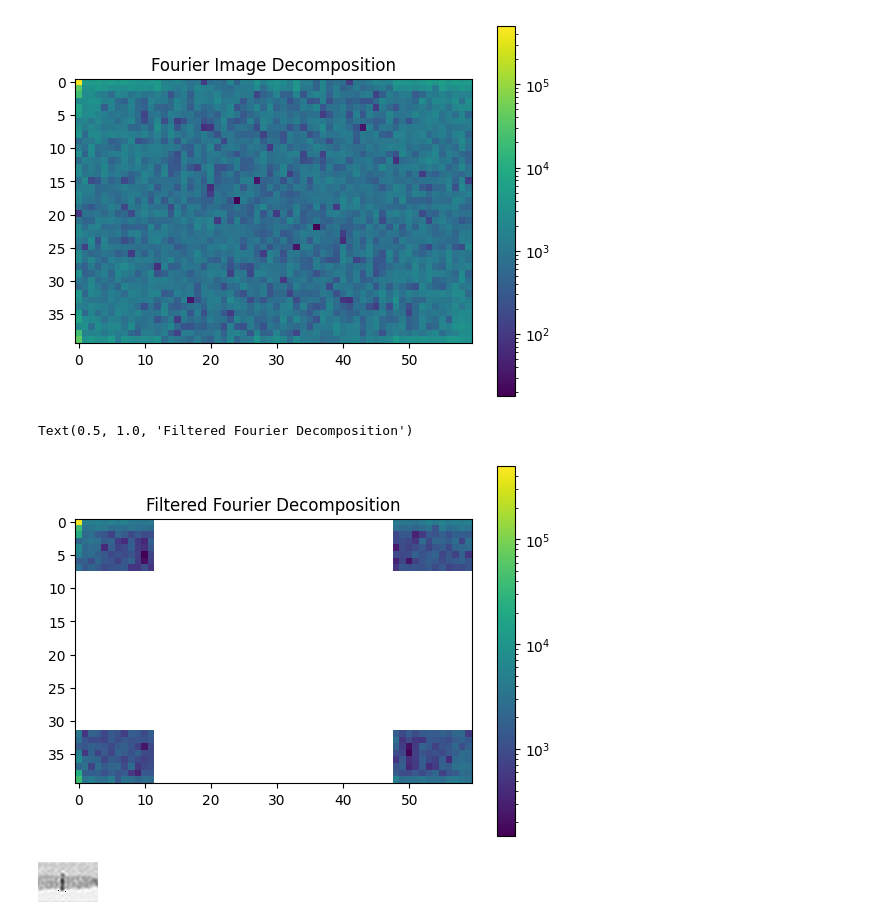
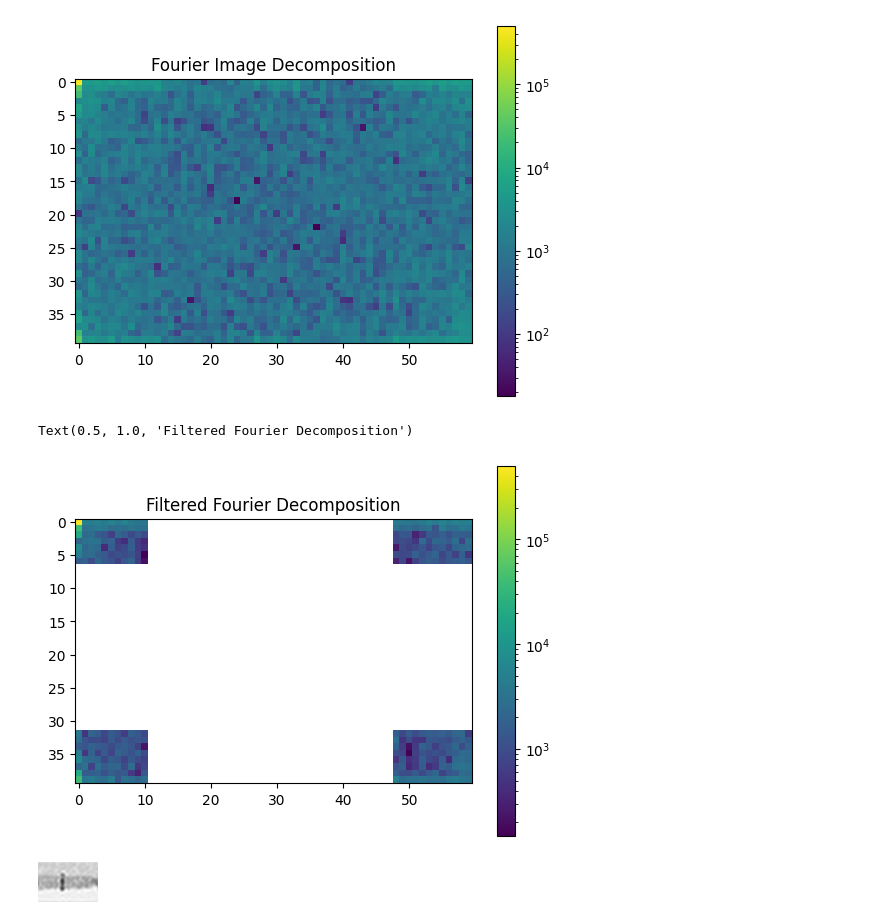
Before and after one commit to fkenghagho/IIS-Tutorial, a Jupyter notebook: notebooks/M03_Sensors_Tutorial.ipynb, the cells around one changed output. Saved outputs shown, nothing was run; the diff lists cells and outputs as text; code cells hidden in the pictures.

```diff
--- a/notebooks/M03_Sensors_Tutorial.ipynb
+++ b/notebooks/M03_Sensors_Tutorial.ipynb
@@ -181,7 +181,7 @@ vsim.canvas
 **4. Now that the environment and the robot have been built and analyzed, let build a build a cognitive function for performing a task and load the function into the robot brain.**
 # %%
 # TODO you can customize this function to accomplish your desired task
-robot.brain = lambda self: self.move(1,-1)
+robot.brain = lambda self: self.move(1,0)
 # %% [markdown]
 # Exercise 2.2: Characteristics of Sensors
 
@@ -470,20 +470,26 @@ Text(0.5, 1.0, 'Fourier Image Decomposition')
 # %%
 # remove all other components except very low and high frequency components
 
-kernel = 0.2
+kernel = 0.19
 decomposed_image2 = decomposed_image.copy()
 row, col = decomposed_image2.shape
+mask=np.ones((row,col), dtype='uint8')
 
 # Zero the undesired coefficients of the undesired components
-decomposed_image2[int(row*kernel):int(row*(1-kernel))] = 0
-decomposed_image2[:, int(col*kernel):int(col*(1-kernel))] = 0
+#decomposed_image2[int(row*kernel):int(row*(1-kernel))] = 0
+#decomposed_image2[:, int(col*kernel):int(col*(1-kernel))] = 0
+
+mask[int(row*kernel):int(row*(1-kernel))] = 0
+mask[:, int(col*kernel):int(col*(1-kernel))] = 0
+decomposed_image2=decomposed_image2*mask
+
 
 plt.imshow(np.abs(decomposed_image2),norm=LogNorm())
 plt.colorbar()
 plt.title('Filtered Fourier Decomposition')
 # %% [output]
 Text(0.5, 1.0, 'Filtered Fourier Decomposition')
-[figure, old version]
+[figure, new version]
 # %%
 # reconstruct image with filtered fourier decomposition
 out_image = fftpack.ifft2(decomposed_image2).real
```
Also changed, not shown: parts of 3 cells of this notebook, 26 other files.
